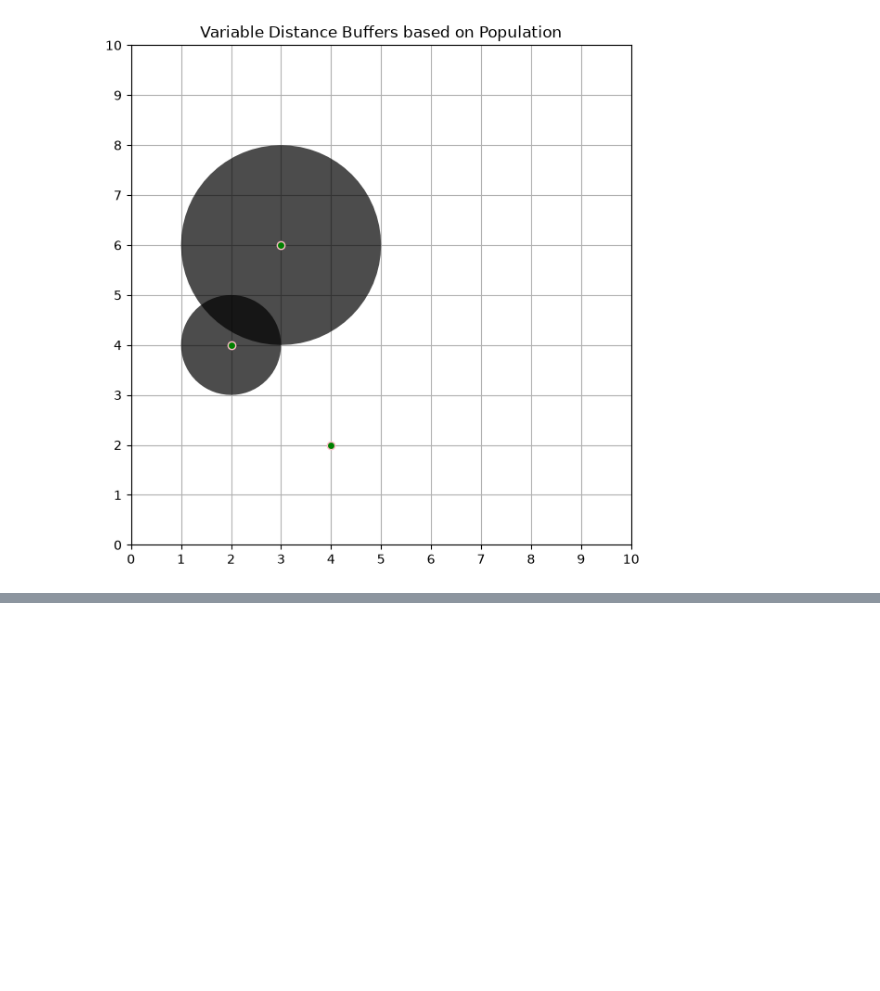
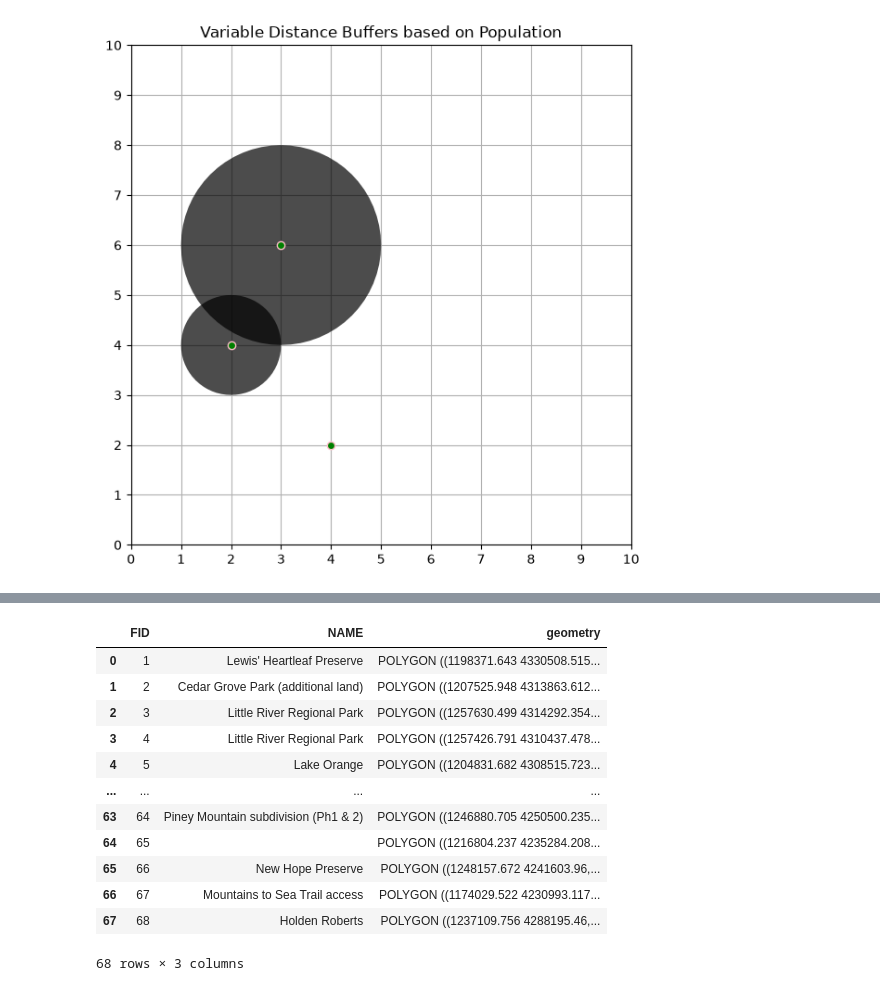
Before and after one commit to stromc485/geog592-stromc, a Jupyter notebook: schedule/week6/GEOG592_GeoPandas_Module3_Spatial_Relationships_and_Joins_vspt302026.ipynb, the cells around one changed output, grey strips where cells are left out. Drawn from its saved outputs; the diff is of its cells as text; code cells hidden in the pictures; blank space fills up the shorter version.

```diff
--- a/schedule/week6/GEOG592_GeoPandas_Module3_Spatial_Relationships_and_Joins_vspt302026.ipynb
+++ b/schedule/week6/GEOG592_GeoPandas_Module3_Spatial_Relationships_and_Joins_vspt302026.ipynb
@@ -468,0 +525,16 @@ plt.show()
+# %%
+parks.to_crs(epsg=2236)
+# %% [output]
+|  | FID | NAME | geometry |
+| 0 | 1 | Lewis' Heartleaf Preserve | POLYGON ((1198371.643 4330508.515... |
+| 1 | 2 | Cedar Grove Park (additional land) | POLYGON ((1207525.948 4313863.612... |
+| 2 | 3 | Little River Regional Park | POLYGON ((1257630.499 4314292.354... |
+| 3 | 4 | Little River Regional Park | POLYGON ((1257426.791 4310437.478... |
+| 4 | 5 | Lake Orange | POLYGON ((1204831.682 4308515.723... |
+| ... | ... | ... | ... |
+| 63 | 64 | Piney Mountain subdivision (Ph1 & 2) | POLYGON ((1246880.705 4250500.235... |
+| 64 | 65 |  | POLYGON ((1216804.237 4235284.208... |
+| 65 | 66 | New Hope Preserve | POLYGON ((1248157.672 4241603.96,... |
+| 66 | 67 | Mountains to Sea Trail access | POLYGON ((1174029.522 4230993.117... |
+| 67 | 68 | Holden Roberts | POLYGON ((1237109.756 4288195.46,... |
+68 rows × 3 columns
```
Also changed, not shown: parts of 6 cells of this notebook, 1 other file.
